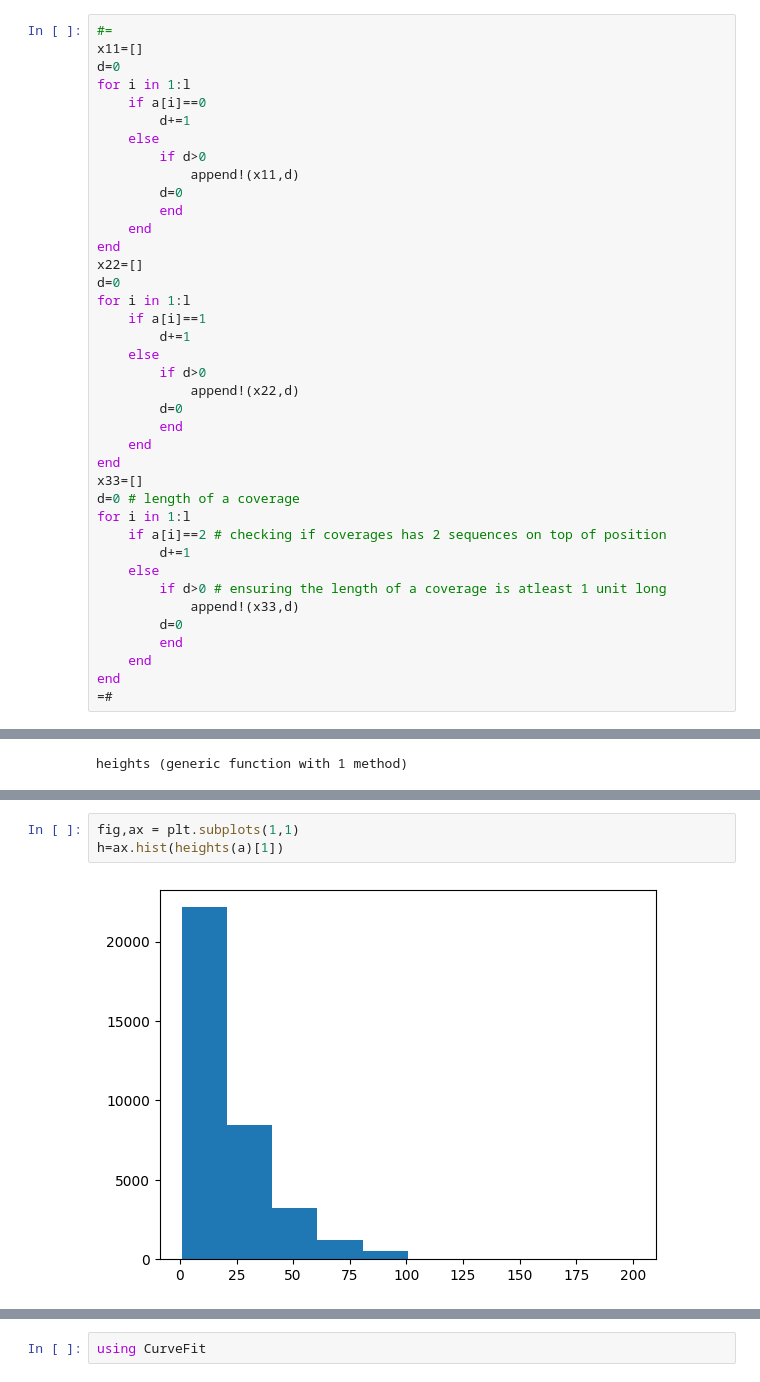
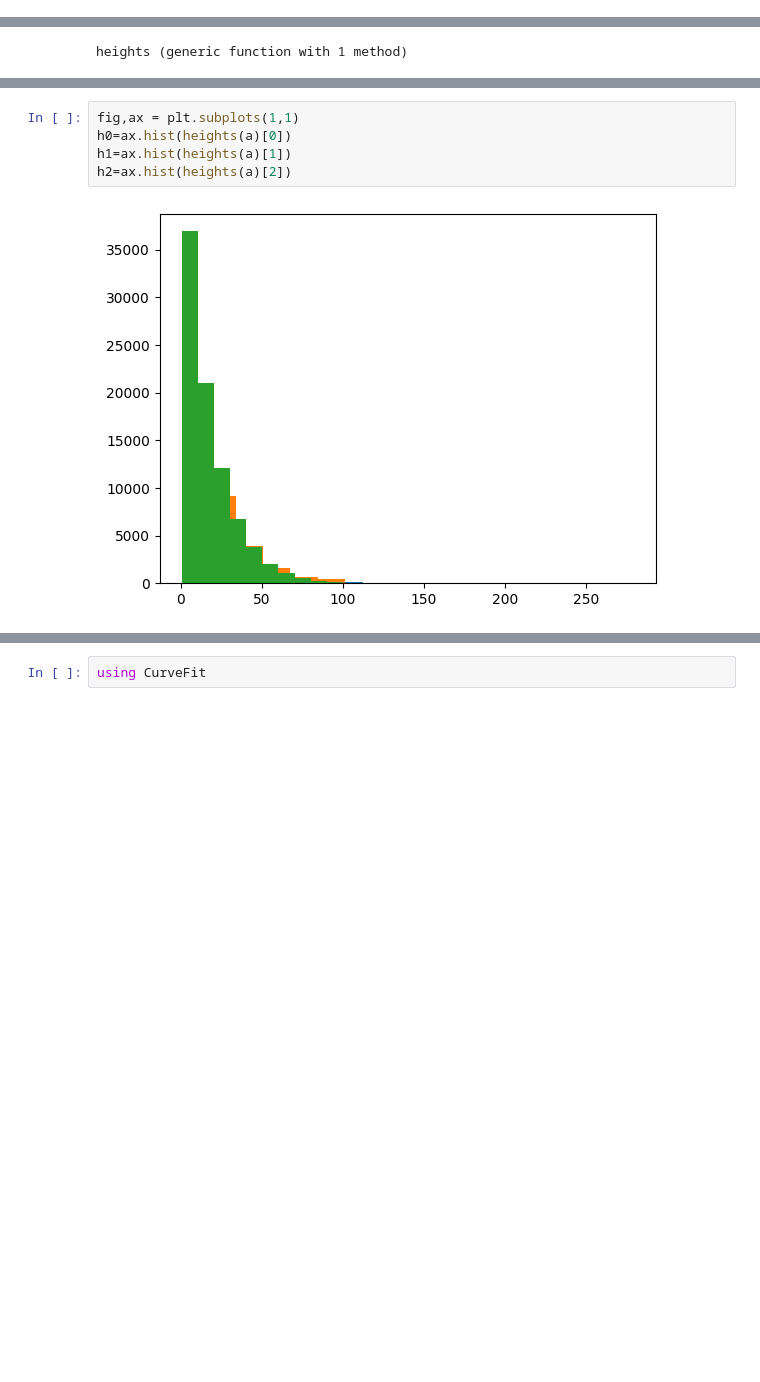
Before and after one commit to Dinesh-Adhithya-H/Bioinformatics, a Jupyter notebook: Baseline_random_simulations.ipynb, the cells around one changed output, grey strips where cells are left out. Drawn from its saved outputs; the diff is of its cells as text; blank space fills up the shorter version.

```diff
--- a/Baseline_random_simulations.ipynb
+++ b/Baseline_random_simulations.ipynb
@@ -170,42 +111,3 @@ end
 for pos in 2:l
   a[pos]=a[pos]+a[pos-1]
 end
-# %%
-#=
-x11=[]
-d=0
-for i in 1:l
-    if a[i]==0
-        d+=1
-    else
-        if d>0
-            append!(x11,d)
-        d=0
-        end
-    end
-end
-x22=[]
-d=0
-for i in 1:l
-    if a[i]==1
-        d+=1
-    else
-        if d>0
-            append!(x22,d)
-        d=0
-        end
-    end
-end
-x33=[]
-d=0 # length of a coverage
-for i in 1:l
-    if a[i]==2 # checking if coverages has 2 sequences on top of position
-        d+=1
-    else
-        if d>0 # ensuring the length of a coverage is atleast 1 unit long
-            append!(x33,d)
-        d=0
-        end
-    end
-end
-=#
@@ -257,5 +167,7 @@ Dict{Int64,Array{Int64,1}} with 19 entries:
 # %%
 fig,ax = plt.subplots(1,1)
-h=ax.hist(heights(a)[1])
+h0=ax.hist(heights(a)[0])
+h1=ax.hist(heights(a)[1])
+h2=ax.hist(heights(a)[2])
 # %% [output]
-[figure, old version]
+[figure, new version]
```
Also changed, not shown: parts of 17 cells of this notebook.
